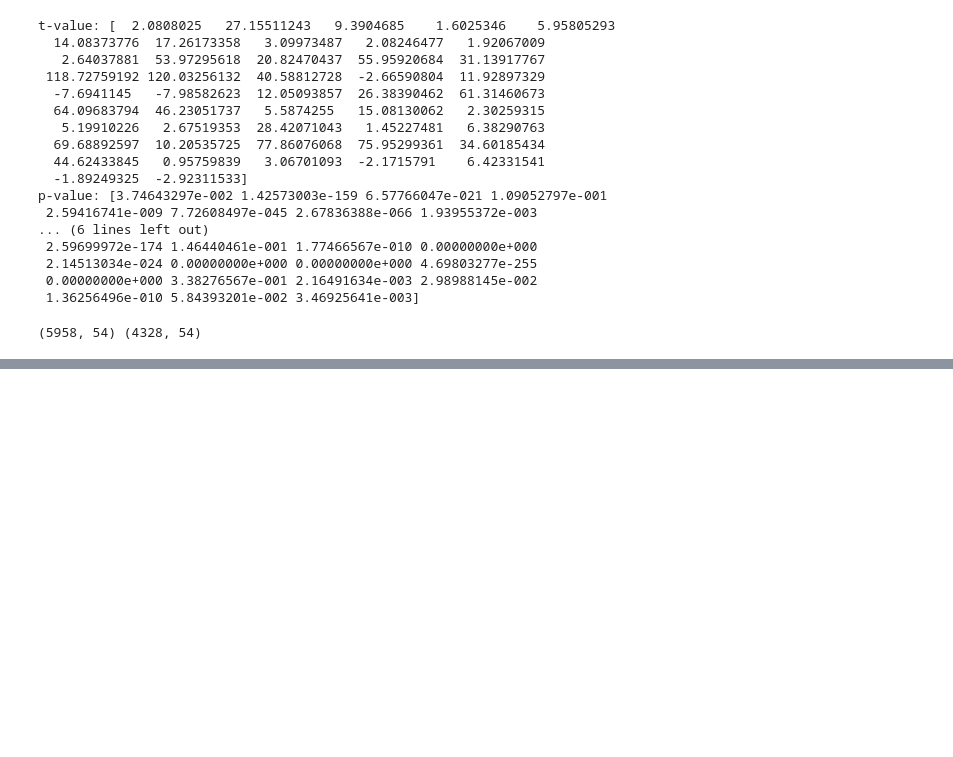
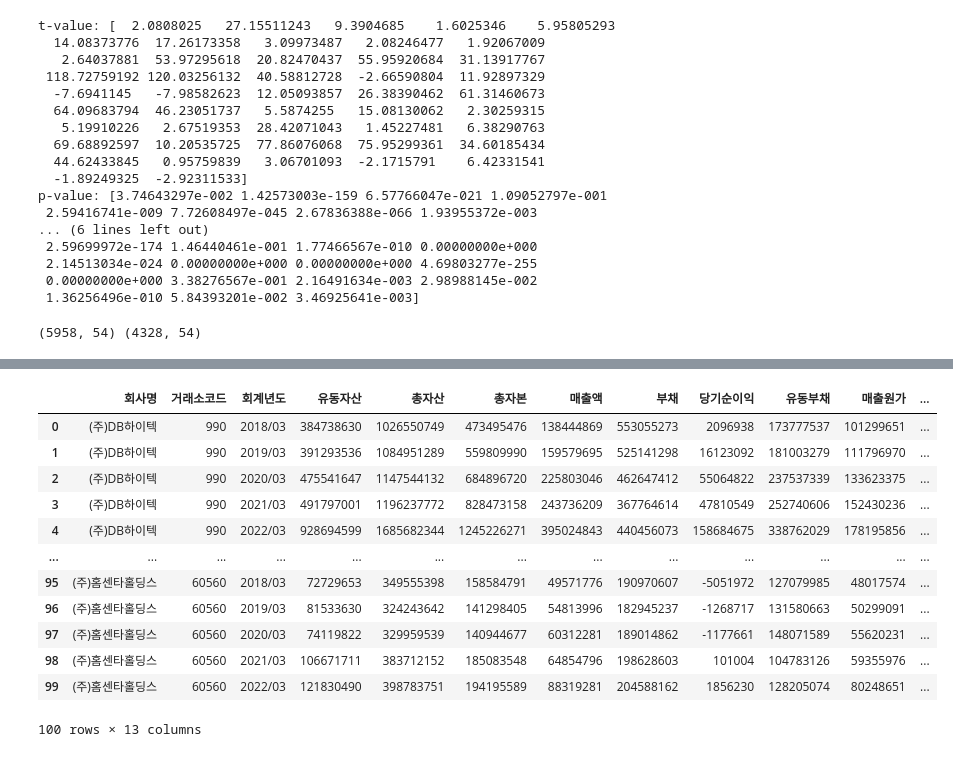
Before and after one commit to seohyungro/Python, a Jupyter notebook: 공모전/01_데이터.ipynb, the cells around one changed output, grey strips where cells are left out. Cells and saved outputs as stored; diff of their text form; code cells hidden in the pictures; blank space fills up the shorter version.

```diff
--- a/공모전/01_데이터.ipynb
+++ b/공모전/01_데이터.ipynb
@@ -706,0 +743,10 @@ NameError: name '안정성' is not defined
+# %%
+df1 = pd.read_csv("./공모전파일/1분기.csv", encoding = "euc-kr")
+df2 = pd.read_csv("./공모전파일/2분기.csv", encoding = "euc-kr")
+df3 = pd.read_csv("./공모전파일/3분기.csv", encoding = "euc-kr")
+df4 = pd.read_csv("./공모전파일/4분기.csv", encoding = "euc-kr")
+# %%
+df1.columns = ['회사명', '거래소코드', '회계년도', '유동자산', '총자산', '총자본', '매출액', '부채', '당기순이익', '유동부채', '매출원가', '재고자산', '선급금']
+df2.columns = ['회사명', '거래소코드', '회계년도', '유동자산', '총자산', '총자본', '매출액', '부채', '당기순이익', '유동부채', '매출원가', '재고자산', '선급금']
+df3.columns = ['회사명', '거래소코드', '회계년도', '유동자산', '총자산', '총자본', '매출액', '부채', '당기순이익', '유동부채', '매출원가', '재고자산', '선급금']
+df4.columns = ['회사명', '거래소코드', '회계년도', '유동자산', '총자산', '총자본', '매출액', '부채', '당기순이익', '유동부채', '매출원가', '재고자산', '선급금']
@@ -706,0 +861,18 @@ NameError: name '안정성' is not defined
+# %%
+d1 = df1
+# %%
+d1
+# %% [output]
+|  | 회사명 | 거래소코드 | 회계년도 | 유동자산 | 총자산 | 총자본 | 매출액 | 부채 | 당기순이익 | 유동부채 | 매출원가 | ... |
+| 0 | (주)DB하이텍 | 990 | 2018/03 | 384738630 | 1026550749 | 473495476 | 138444869 | 553055273 | 2096938 | 173777537 | 101299651 | ... |
+| 1 | (주)DB하이텍 | 990 | 2019/03 | 391293536 | 1084951289 | 559809990 | 159579695 | 525141298 | 16123092 | 181003279 | 111796970 | ... |
+| 2 | (주)DB하이텍 | 990 | 2020/03 | 475541647 | 1147544132 | 684896720 | 225803046 | 462647412 | 55064822 | 237537339 | 133623375 | ... |
+| 3 | (주)DB하이텍 | 990 | 2021/03 | 491797001 | 1196237772 | 828473158 | 243736209 | 367764614 | 47810549 | 252740606 | 152430236 | ... |
+| 4 | (주)DB하이텍 | 990 | 2022/03 | 928694599 | 1685682344 | 1245226271 | 395024843 | 440456073 | 158684675 | 338762029 | 178195856 | ... |
+| ... | ... | ... | ... | ... | ... | ... | ... | ... | ... | ... | ... | ... |
+| 95 | (주)홈센타홀딩스 | 60560 | 2018/03 | 72729653 | 349555398 | 158584791 | 49571776 | 190970607 | -5051972 | 127079985 | 48017574 | ... |
+| 96 | (주)홈센타홀딩스 | 60560 | 2019/03 | 81533630 | 324243642 | 141298405 | 54813996 | 182945237 | -1268717 | 131580663 | 50299091 | ... |
+| 97 | (주)홈센타홀딩스 | 60560 | 2020/03 | 74119822 | 329959539 | 140944677 | 60312281 | 189014862 | -1177661 | 148071589 | 55620231 | ... |
+| 98 | (주)홈센타홀딩스 | 60560 | 2021/03 | 106671711 | 383712152 | 185083548 | 64854796 | 198628603 | 101004 | 104783126 | 59355976 | ... |
+| 99 | (주)홈센타홀딩스 | 60560 | 2022/03 | 121830490 | 398783751 | 194195589 | 88319281 | 204588162 | 1856230 | 128205074 | 80248651 | ... |
+100 rows × 13 columns
```
Also changed, not shown: parts of 46 cells of this notebook, 6 other files.
